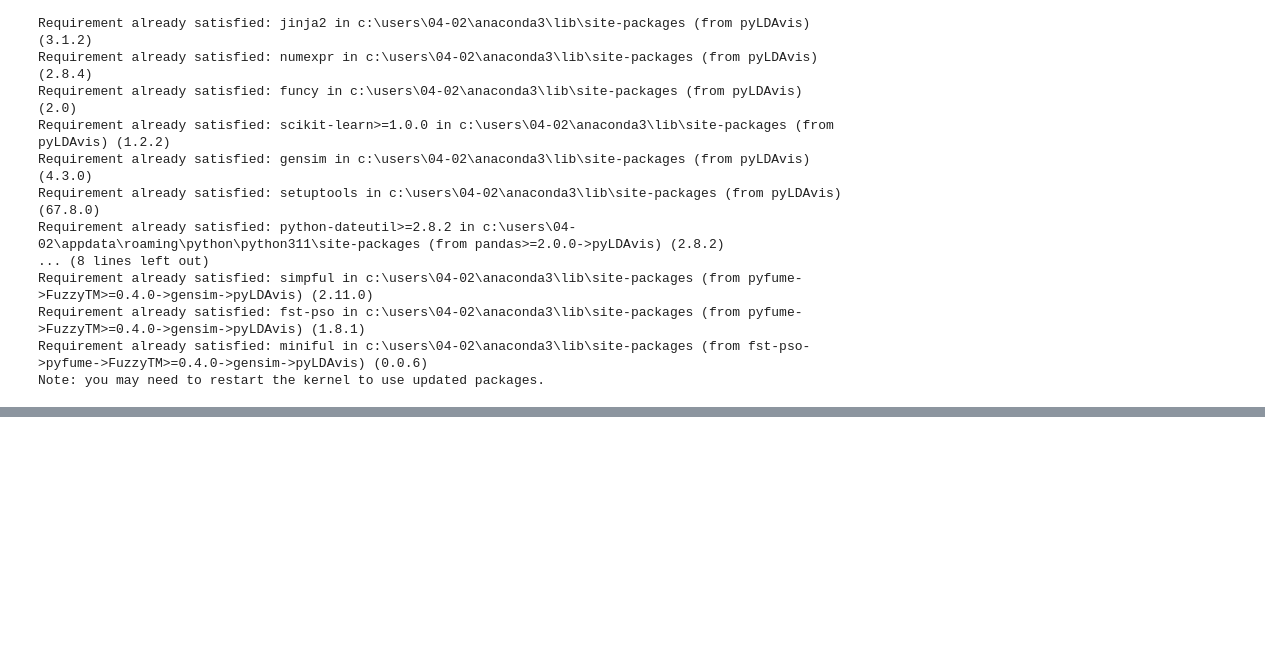
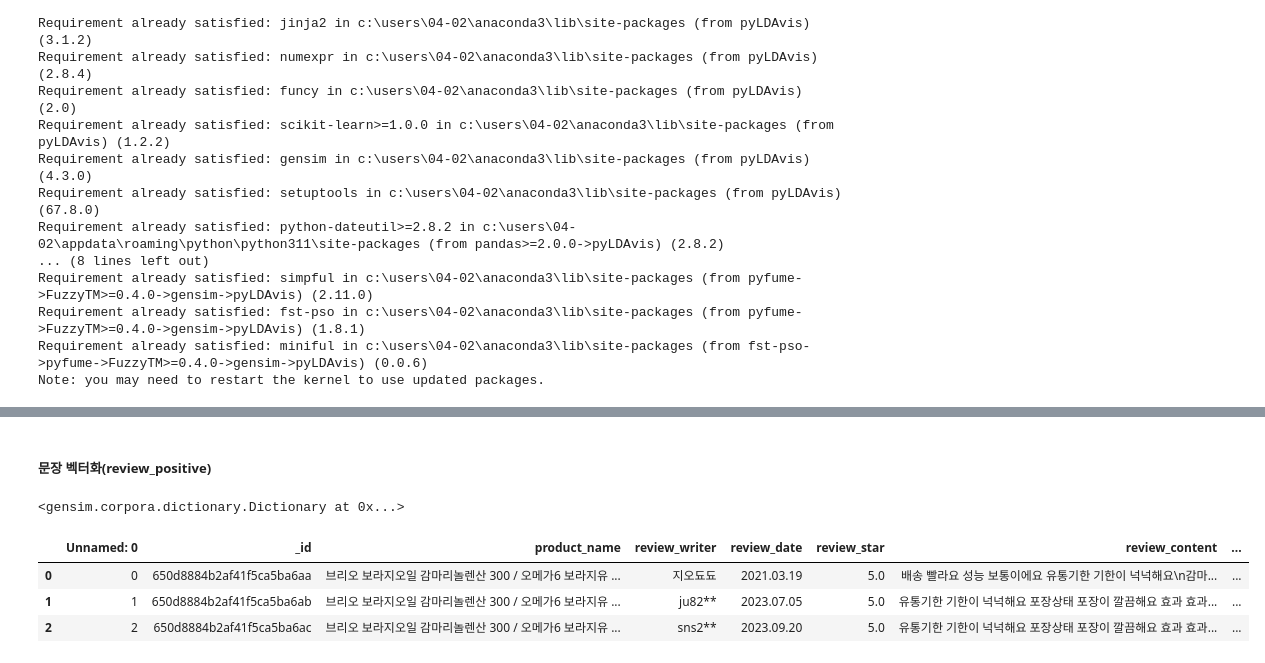
Before and after one commit to SSSanga/project_nutrients, a Jupyter notebook: gatheringdatas/codes/cholesterol_LDA.ipynb, the cells around one changed output, grey strips where cells are left out. Saved outputs shown, nothing was run; the diff lists cells and outputs as text; code cells hidden in the pictures; blank space fills up the shorter version.

```diff
--- a/gatheringdatas/codes/cholesterol_LDA.ipynb
+++ b/gatheringdatas/codes/cholesterol_LDA.ipynb
@@ -159,0 +148,25 @@ pyLDAvis.save_html(result_visualized, '../datasets/result_visualized.html')
+# %% [markdown]
+##### 문장 벡터화(review_positive)
+# %%
+# 'replaced_review' 열의 모든 값을 문자열로 변환
+df_review_positive['replaced_review'] = df_review_positive['replaced_review'].astype(str)
+# %%
+dictionary = Dictionary(df_review_positive[['replaced_review']].values)
+dictionary
+# %% [output]
+<gensim.corpora.dictionary.Dictionary at 0x...>
+# %%
+# dictionary에 의한 한글 문장을 벡터화 변환
+corpus_list = list()
+for sentence in df_review_positive[['replaced_review']].values :
+  vectors = dictionary.doc2bow(sentence)
+  corpus_list.append(vectors)
+# %%
+df_review_positive['문장벡터화'] = corpus_list
+# %%
+df_review_positive[:3]
+# %% [output]
+|  | Unnamed: 0 | _id | product_name | review_writer | review_date | review_star | review_content | ... |
+| 0 | 0 | 650d8884b2af41f5ca5ba6aa | 브리오 보라지오일 감마리놀렌산 300 / 오메가6 보라지유 ... | 지오됴됴 | 2021.03.19 | 5.0 | 배송 빨라요 성능 보통이에요 유통기한 기한이 넉넉해요\n감마... | ... |
+| 1 | 1 | 650d8884b2af41f5ca5ba6ab | 브리오 보라지오일 감마리놀렌산 300 / 오메가6 보라지유 ... | ju82** | 2023.07.05 | 5.0 | 유통기한 기한이 넉넉해요 포장상태 포장이 깔끔해요 효과 효과... | ... |
+| 2 | 2 | 650d8884b2af41f5ca5ba6ac | 브리오 보라지오일 감마리놀렌산 300 / 오메가6 보라지유 ... | sns2** | 2023.09.20 | 5.0 | 유통기한 기한이 넉넉해요 포장상태 포장이 깔끔해요 효과 효과... | ... |
```
Also changed, not shown: parts of 20 cells of this notebook, 2 other files.
